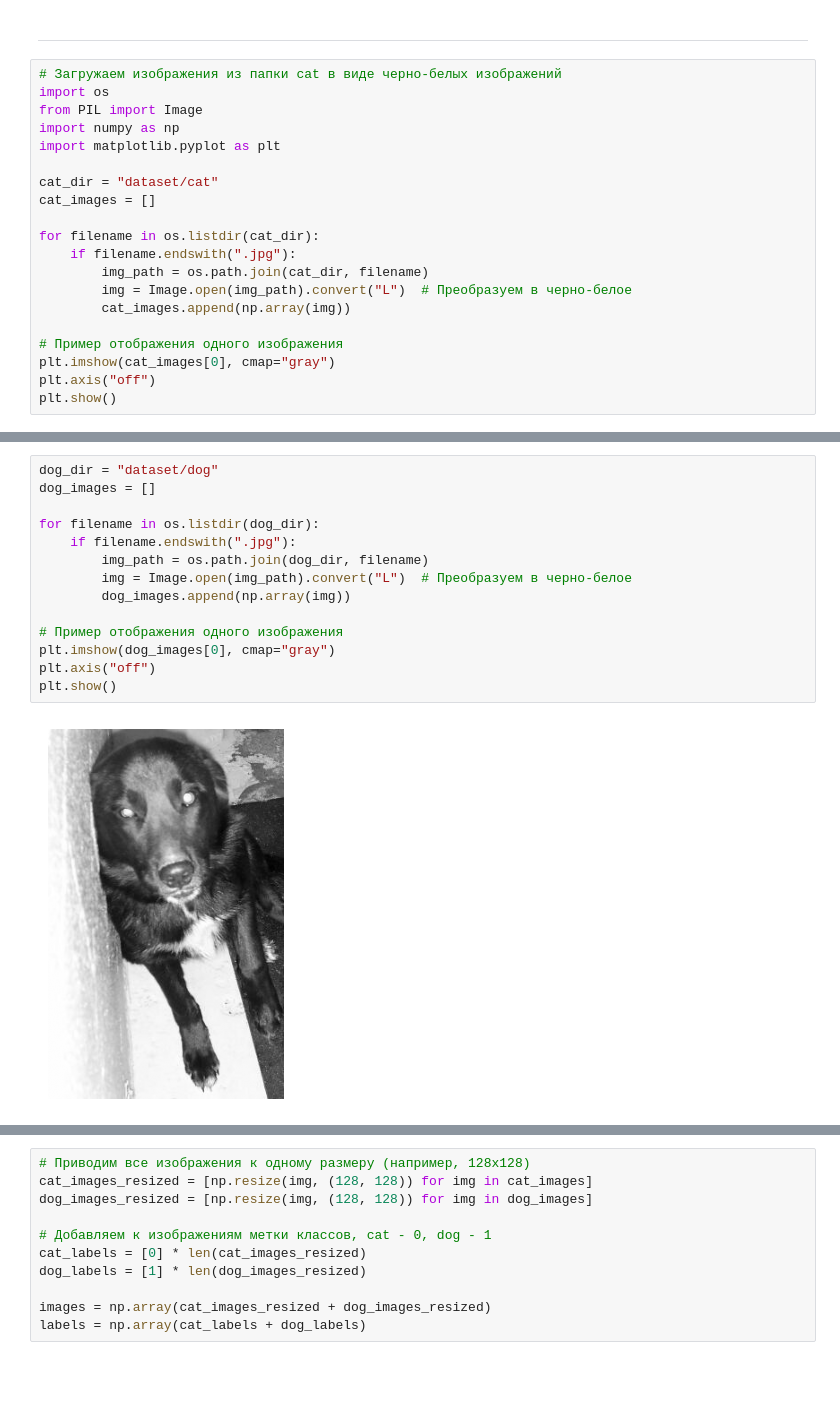
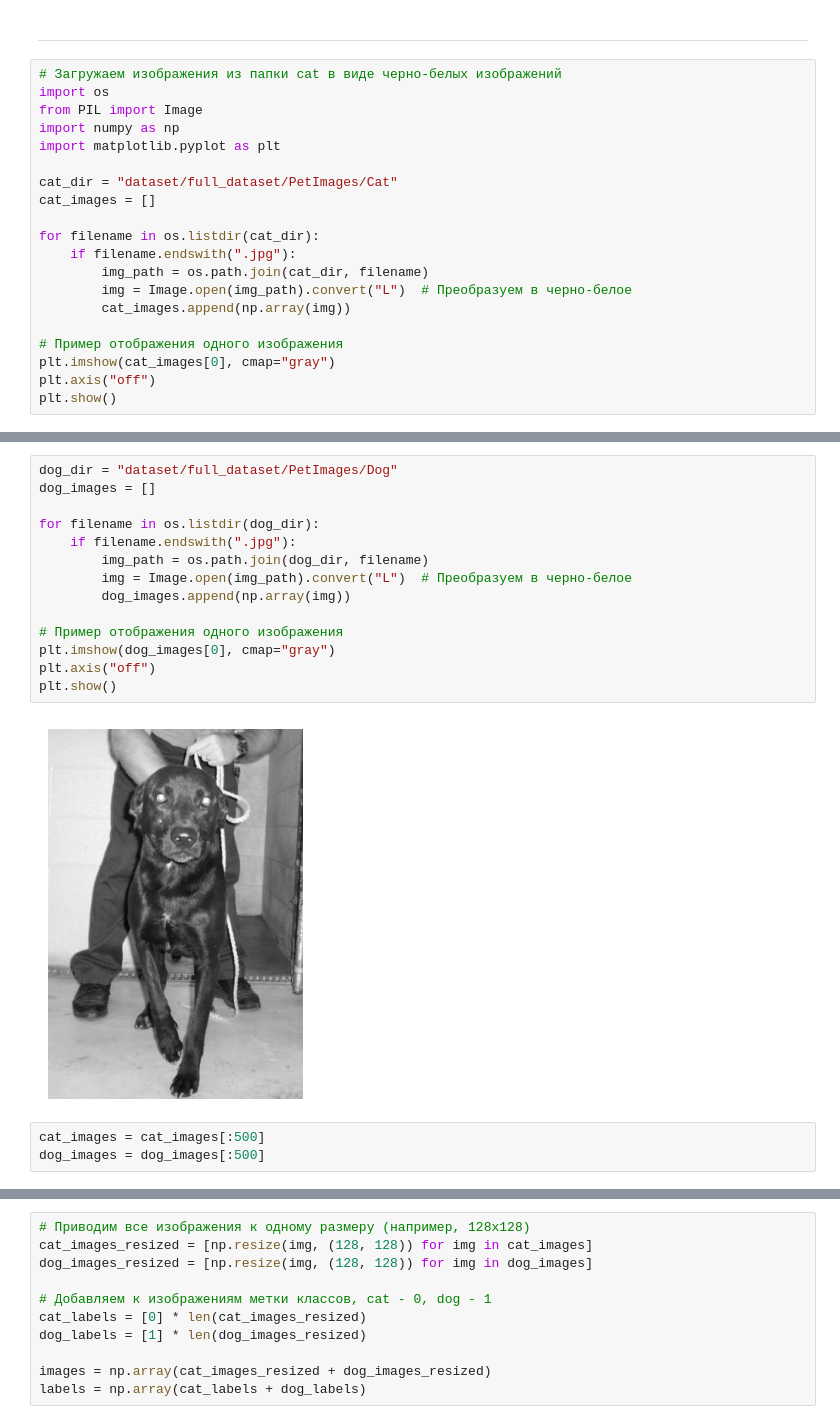
Before and after one commit to StephanOlizko/spbu_ml_2025, a Jupyter notebook: homeworks/dimentionality/dimentionality.ipynb, the cells around one changed output, grey strips where cells are left out. Saved outputs shown, nothing was run; the diff lists cells and outputs as text; blank space fills up the shorter version.

```diff
--- a/homeworks/dimentionality/dimentionality.ipynb
+++ b/homeworks/dimentionality/dimentionality.ipynb
@@ -77,7 +50,7 @@ from PIL import Image
 import numpy as np
 import matplotlib.pyplot as plt
 
-cat_dir = "dataset/cat"
+cat_dir = "dataset/full_dataset/PetImages/Cat"
 cat_images = []
 
 for filename in os.listdir(cat_dir):
@@ -95,19 +68,22 @@ plt.show()
 # %%
-dog_dir = "dataset/dog"
+dog_dir = "dataset/full_dataset/PetImages/Dog"
 dog_images = []
 
 for filename in os.listdir(dog_dir):
     if filename.endswith(".jpg"):
         img_path = os.path.join(dog_dir, filename)
         img = Image.open(img_path).convert("L")  # Преобразуем в черно-белое
         dog_images.append(np.array(img))
 
 # Пример отображения одного изображения
 plt.imshow(dog_images[0], cmap="gray")
 plt.axis("off")
 plt.show()
 # %% [output]
-[figure, old version]
+[figure, new version]
+# %%
+cat_images = cat_images[:500]
+dog_images = dog_images[:500]
 # %%
 print(len(cat_images), len(dog_images))
 # %% [output]
```
Also changed, not shown: parts of 19 cells of this notebook.
